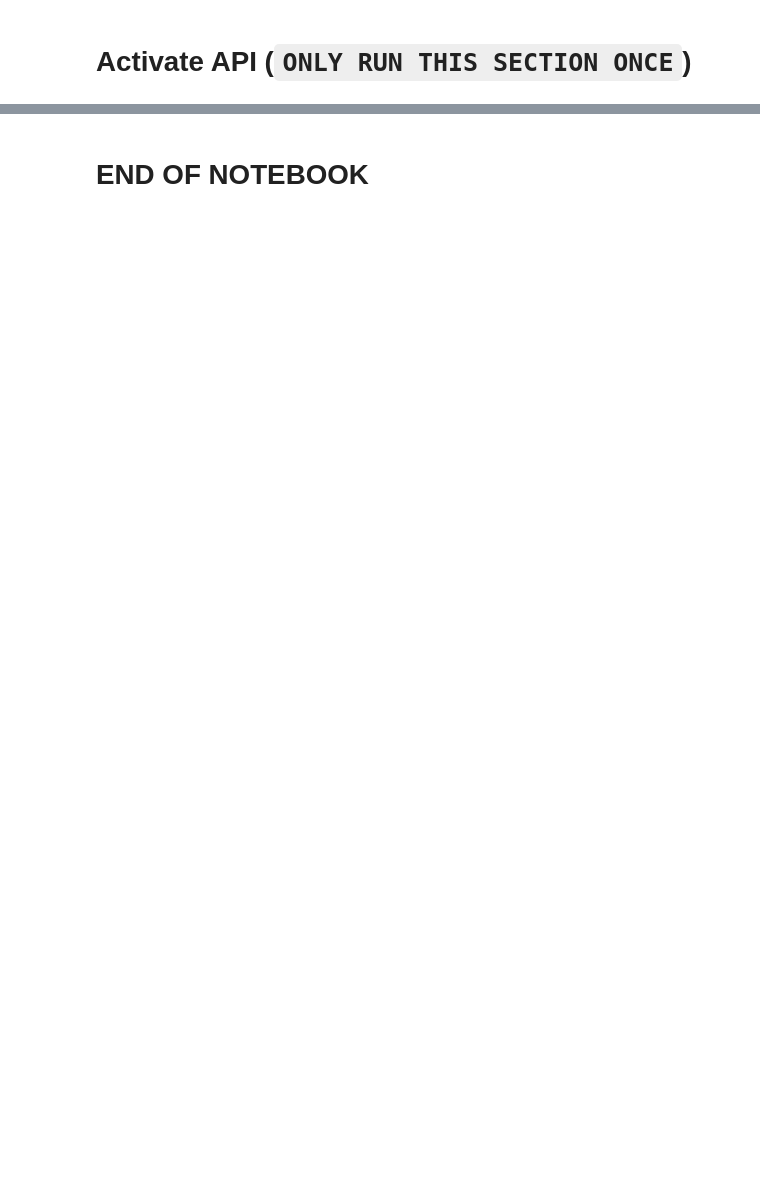
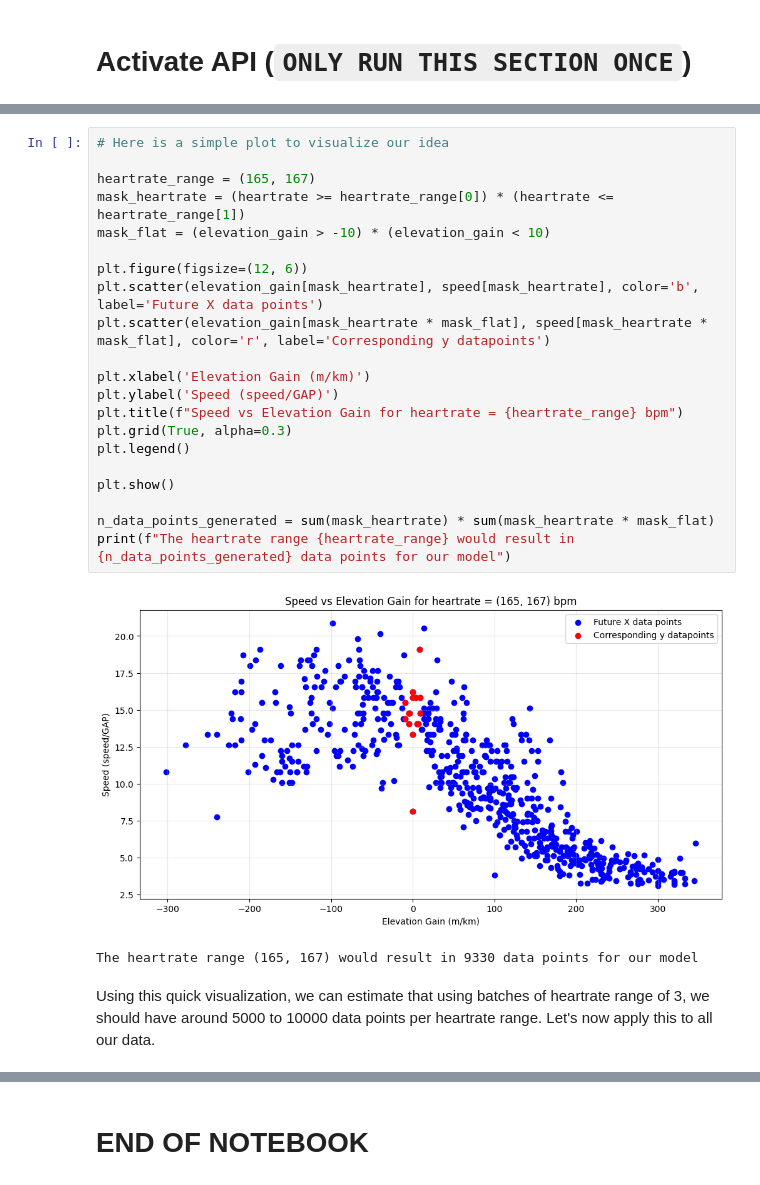
Before and after one commit to tanguy0/TrailMetrics, a Jupyter notebook: notebook/app-flow.ipynb, the cells around one changed output, grey strips where cells are left out. Saved outputs shown, nothing was run; the diff lists cells and outputs as text; blank space fills up the shorter version.

```diff
--- a/notebook/app-flow.ipynb
+++ b/notebook/app-flow.ipynb
@@ -59,0 +151,26 @@ for activity_id in running_activity_ids[:10]: # TEMPORARY TO GO QUICK
+# %%
+# Here is a simple plot to visualize our idea
+
+heartrate_range = (165, 167)
+mask_heartrate = (heartrate >= heartrate_range[0]) * (heartrate <= heartrate_range[1])
+mask_flat = (elevation_gain > -10) * (elevation_gain < 10)
+
+plt.figure(figsize=(12, 6))
+plt.scatter(elevation_gain[mask_heartrate], speed[mask_heartrate], color='b', label='Future X data points')
+plt.scatter(elevation_gain[mask_heartrate * mask_flat], speed[mask_heartrate * mask_flat], color='r', label='Corresponding y datapoints')
+
+plt.xlabel('Elevation Gain (m/km)')
+plt.ylabel('Speed (speed/GAP)')
+plt.title(f"Speed vs Elevation Gain for heartrate = {heartrate_range} bpm")
+plt.grid(True, alpha=0.3)
+plt.legend()
+
+plt.show()
+
+n_data_points_generated = sum(mask_heartrate) * sum(mask_heartrate * mask_flat)
+print(f"The heartrate range {heartrate_range} would result in {n_data_points_generated} data points for our model")
+# %% [output]
+[figure, added]
+The heartrate range (165, 167) would result in 9330 data points for our model
+# %% [markdown]
+Using this quick visualization, we can estimate that using batches of heartrate range of 3, we should have around 5000 to 10000 data points per heartrate range. Let's now apply this to all our data.
```
Also changed, not shown: parts of 24 cells of this notebook, 3 other files.
